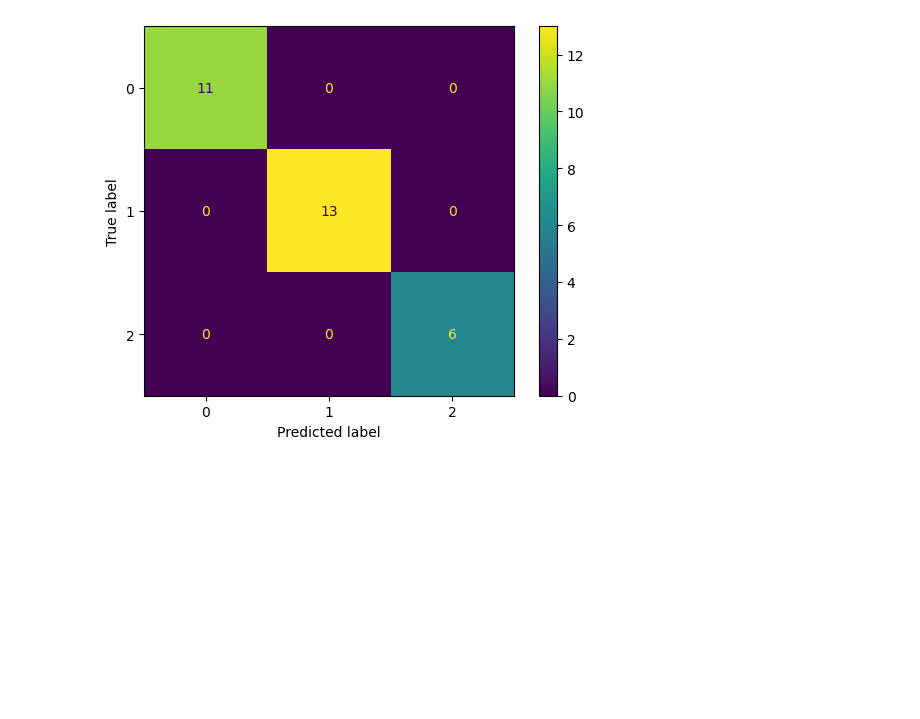
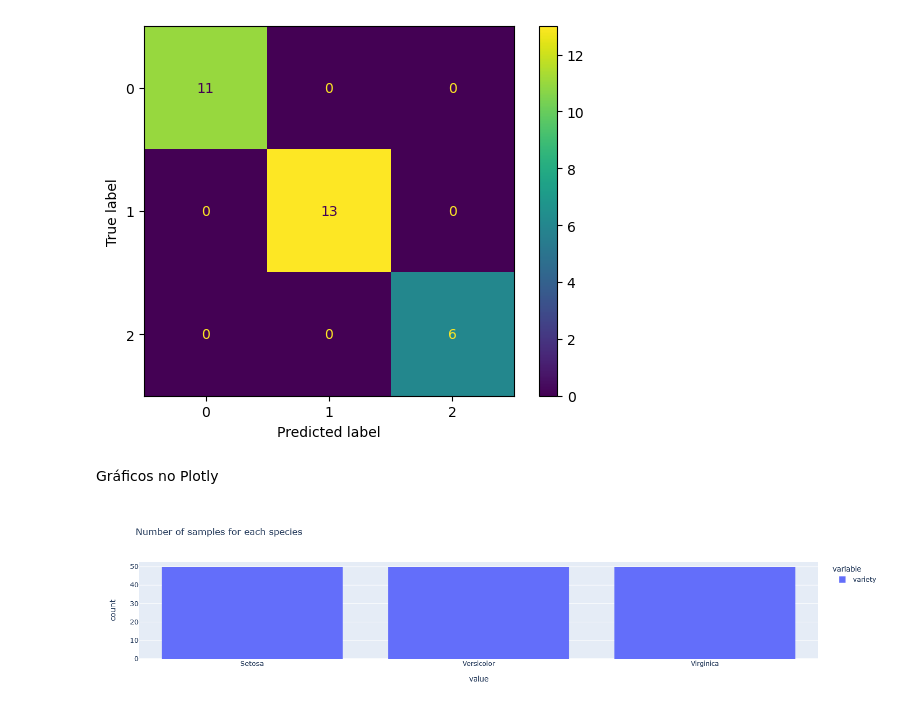
Before and after one commit to IgorEisenlohr/DataScience, a Jupyter notebook: Iris.ipynb, the cells around one changed output. Cells and saved outputs as stored; diff of their text form; code cells hidden in the pictures; blank space fills up the shorter version.

```diff
--- a/Iris.ipynb
+++ b/Iris.ipynb
@@ -196,3 +195,10 @@ cm.plot()
 # %% [output]
 <sklearn.metrics._plot.confusion_matrix.ConfusionMatrixDisplay at 0x...>
 [figure]
+# %% [markdown]
+Gráficos no Plotly
+# %%
+hist = px.histogram(iris['variety'], title='Number of samples for each species')
+hist
+# %% [output]
+[figure, added]
```
Also changed, not shown: parts of 6 cells of this notebook.
